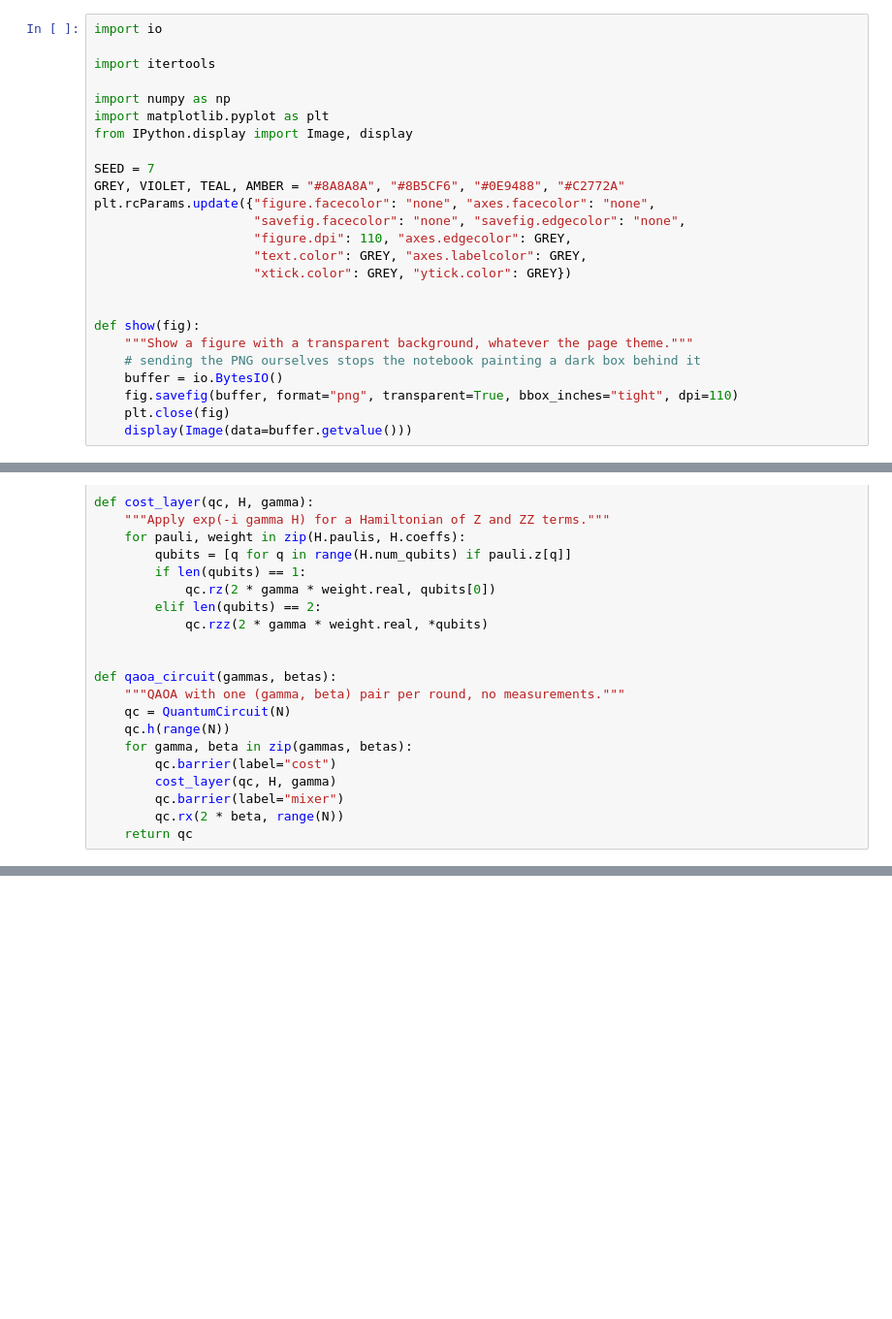
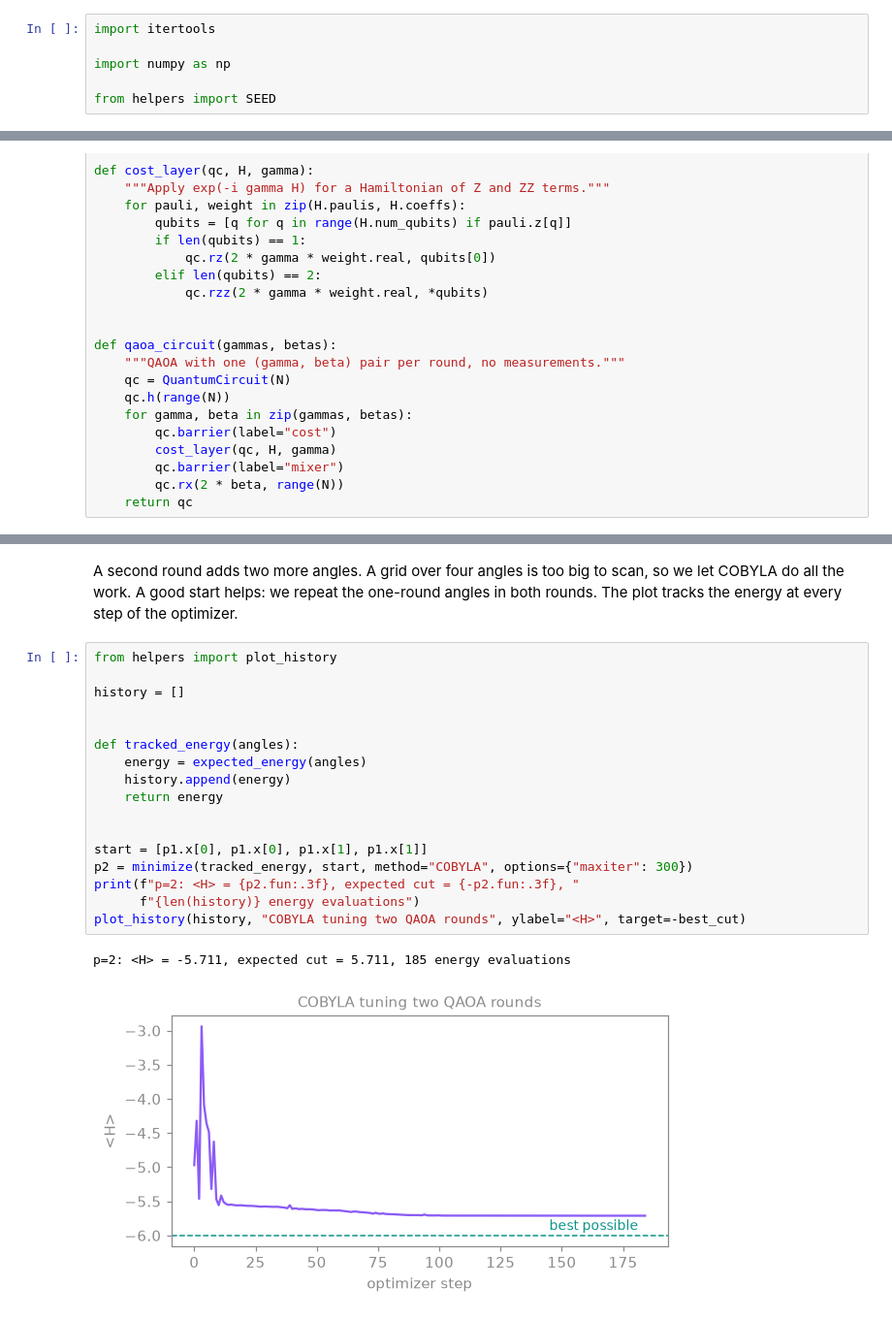
Before and after one commit to hoanganh-2704/CEadify_QAOA, a Jupyter notebook: resources/03_qaoa_maxcut_with_qbraid.ipynb, the cells around one changed output, grey strips where cells are left out. Shown at 97% size. Saved outputs shown, nothing was run; the diff lists cells and outputs as text; blank space fills up the shorter version.

```diff
--- a/resources/03_qaoa_maxcut_with_qbraid.ipynb
+++ b/resources/03_qaoa_maxcut_with_qbraid.ipynb
@@ -22,30 +24,11 @@ print("installed:", ", ".join(missing) or "nothing, everything was already here"
 # %% [output]
 installed: nothing, everything was already here
 # %%
-import io
-
 import itertools
 
 import numpy as np
-import matplotlib.pyplot as plt
-from IPython.display import Image, display
 
-SEED = 7
-GREY, VIOLET, TEAL, AMBER = "#8A8A8A", "#8B5CF6", "#0E9488", "#C2772A"
-plt.rcParams.update({"figure.facecolor": "none", "axes.facecolor": "none",
-                     "savefig.facecolor": "none", "savefig.edgecolor": "none",
-                     "figure.dpi": 110, "axes.edgecolor": GREY,
-                     "text.color": GREY, "axes.labelcolor": GREY,
-                     "xtick.color": GREY, "ytick.color": GREY})
-
-
-def show(fig):
-    """Show a figure with a transparent background, whatever the page theme."""
-    # sending the PNG ourselves stops the notebook painting a dark box behind it
-    buffer = io.BytesIO()
-    fig.savefig(buffer, format="png", transparent=True, bbox_inches="tight", dpi=110)
-    plt.close(fig)
-    display(Image(data=buffer.getvalue()))
+from helpers import SEED
 # %% [markdown]
 <hr style="border:0;border-top:1px solid rgba(128,128,128,0.26);margin:26px 0;">
 
@@ -289,0 +224,22 @@ p=2: <H> = -5.711, expected cut = 5.711, 185 energy evaluations
+# %% [markdown]
+A second round adds two more angles. A grid over four angles is too big to scan, so we let COBYLA do all the work. A good start helps: we repeat the one-round angles in both rounds. The plot tracks the energy at every step of the optimizer.
+# %%
+from helpers import plot_history
+
+history = []
+
+
+def tracked_energy(angles):
+    energy = expected_energy(angles)
+    history.append(energy)
+    return energy
+
+
+start = [p1.x[0], p1.x[0], p1.x[1], p1.x[1]]
+p2 = minimize(tracked_energy, start, method="COBYLA", options={"maxiter": 300})
+print(f"p=2: <H> = {p2.fun:.3f}, expected cut = {-p2.fun:.3f}, "
+      f"{len(history)} energy evaluations")
+plot_history(history, "COBYLA tuning two QAOA rounds", ylabel="<H>", target=-best_cut)
+# %% [output]
+p=2: <H> = -5.711, expected cut = 5.711, 185 energy evaluations
+[figure, added]
```
Also changed, not shown: parts of 37 cells of this notebook, 6 other files.
